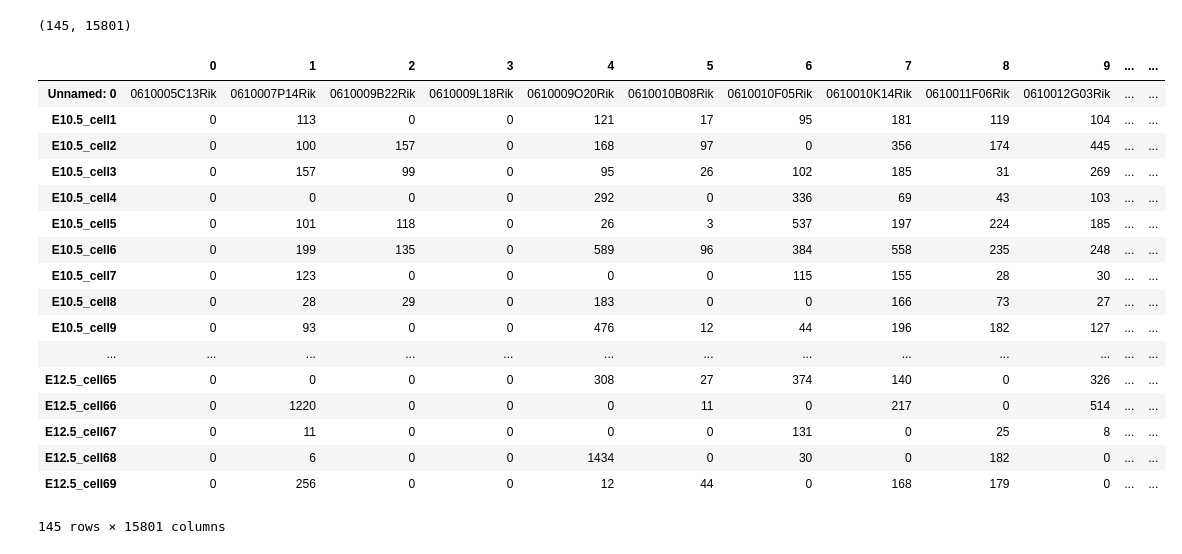
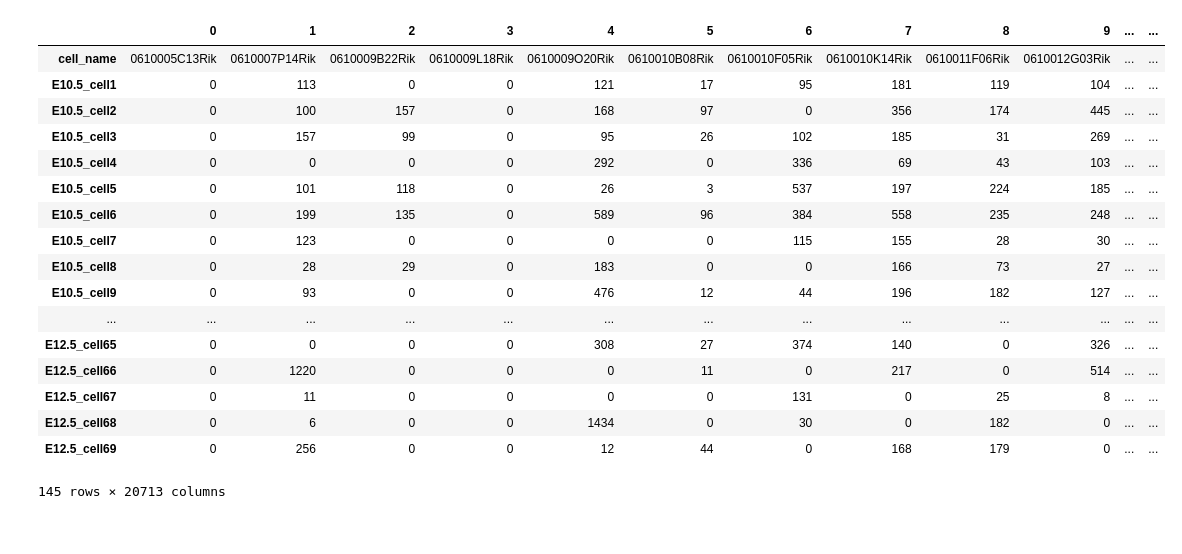
Before and after one commit to MarShin/single-cell_RNA, a Jupyter notebook: clean_data.ipynb, the cells around one changed output. Saved outputs shown, nothing was run; the diff lists cells and outputs as text; code cells hidden in the pictures.

```diff
--- a/clean_data.ipynb
+++ b/clean_data.ipynb
@@ -1,30 +1,30 @@
 # %%
 import pandas as pd
 from IPython.display import display
 
-df = pd.read_csv('read_count.csv')
+df = pd.read_csv('data/test.csv')
 df = df.transpose()
+# df = df.reset_index()
 display(df)
 # %% [output]
+|  | 0 | 1 | 2 | 3 | 4 | 5 | 6 | 7 | 8 | 9 | ... | ... |
+| cell_name | 0610005C13Rik | 0610007P14Rik | 0610009B22Rik | 0610009L18Rik | 0610009O20Rik | 0610010B08Rik | 0610010F05Rik | 0610010K14Rik | 0610011F06Rik | 0610012G03Rik | ... | ... |
+| E10.5_cell1 | 0 | 113 | 0 | 0 | 121 | 17 | 95 | 181 | 119 | 104 | ... | ... |
+| E10.5_cell2 | 0 | 100 | 157 | 0 | 168 | 97 | 0 | 356 | 174 | 445 | ... | ... |
+| E10.5_cell3 | 0 | 157 | 99 | 0 | 95 | 26 | 102 | 185 | 31 | 269 | ... | ... |
+| E10.5_cell4 | 0 | 0 | 0 | 0 | 292 | 0 | 336 | 69 | 43 | 103 | ... | ... |
+| E10.5_cell5 | 0 | 101 | 118 | 0 | 26 | 3 | 537 | 197 | 224 | 185 | ... | ... |
+| E10.5_cell6 | 0 | 199 | 135 | 0 | 589 | 96 | 384 | 558 | 235 | 248 | ... | ... |
+| E10.5_cell7 | 0 | 123 | 0 | 0 | 0 | 0 | 115 | 155 | 28 | 30 | ... | ... |
+| E10.5_cell8 | 0 | 28 | 29 | 0 | 183 | 0 | 0 | 166 | 73 | 27 | ... | ... |
+| E10.5_cell9 | 0 | 93 | 0 | 0 | 476 | 12 | 44 | 196 | 182 | 127 | ... | ... |
+| ... | ... | ... | ... | ... | ... | ... | ... | ... | ... | ... | ... | ... |
+| E12.5_cell65 | 0 | 0 | 0 | 0 | 308 | 27 | 374 | 140 | 0 | 326 | ... | ... |
+| E12.5_cell66 | 0 | 1220 | 0 | 0 | 0 | 11 | 0 | 217 | 0 | 514 | ... | ... |
+| E12.5_cell67 | 0 | 11 | 0 | 0 | 0 | 0 | 131 | 0 | 25 | 8 | ... | ... |
+| E12.5_cell68 | 0 | 6 | 0 | 0 | 1434 | 0 | 30 | 0 | 182 | 0 | ... | ... |
+| E12.5_cell69 | 0 | 256 | 0 | 0 | 12 | 44 | 0 | 168 | 179 | 0 | ... | ... |
-(145, 15801)
+145 rows × 20713 columns
-|  | 0 | 1 | 2 | 3 | 4 | 5 | 6 | 7 | 8 | 9 | ... | ... |
-| Unnamed: 0 | 0610005C13Rik | 0610007P14Rik | 0610009B22Rik | 0610009L18Rik | 0610009O20Rik | 0610010B08Rik | 0610010F05Rik | 0610010K14Rik | 0610011F06Rik | 0610012G03Rik | ... | ... |
-| E10.5_cell1 | 0 | 113 | 0 | 0 | 121 | 17 | 95 | 181 | 119 | 104 | ... | ... |
-| E10.5_cell2 | 0 | 100 | 157 | 0 | 168 | 97 | 0 | 356 | 174 | 445 | ... | ... |
-| E10.5_cell3 | 0 | 157 | 99 | 0 | 95 | 26 | 102 | 185 | 31 | 269 | ... | ... |
-| E10.5_cell4 | 0 | 0 | 0 | 0 | 292 | 0 | 336 | 69 | 43 | 103 | ... | ... |
-| E10.5_cell5 | 0 | 101 | 118 | 0 | 26 | 3 | 537 | 197 | 224 | 185 | ... | ... |
-| E10.5_cell6 | 0 | 199 | 135 | 0 | 589 | 96 | 384 | 558 | 235 | 248 | ... | ... |
-| E10.5_cell7 | 0 | 123 | 0 | 0 | 0 | 0 | 115 | 155 | 28 | 30 | ... | ... |
-| E10.5_cell8 | 0 | 28 | 29 | 0 | 183 | 0 | 0 | 166 | 73 | 27 | ... | ... |
-| E10.5_cell9 | 0 | 93 | 0 | 0 | 476 | 12 | 44 | 196 | 182 | 127 | ... | ... |
-| ... | ... | ... | ... | ... | ... | ... | ... | ... | ... | ... | ... | ... |
-| E12.5_cell65 | 0 | 0 | 0 | 0 | 308 | 27 | 374 | 140 | 0 | 326 | ... | ... |
-| E12.5_cell66 | 0 | 1220 | 0 | 0 | 0 | 11 | 0 | 217 | 0 | 514 | ... | ... |
-| E12.5_cell67 | 0 | 11 | 0 | 0 | 0 | 0 | 131 | 0 | 25 | 8 | ... | ... |
-| E12.5_cell68 | 0 | 6 | 0 | 0 | 1434 | 0 | 30 | 0 | 182 | 0 | ... | ... |
-| E12.5_cell69 | 0 | 256 | 0 | 0 | 12 | 44 | 0 | 168 | 179 | 0 | ... | ... |
-145 rows × 15801 columns
 # %%
 new_header = df.iloc[0] #grab the first row for the header
 df = df[1:] #take the data less the header row
```
Also changed, not shown: parts of 8 cells of this notebook, 6 other files.
